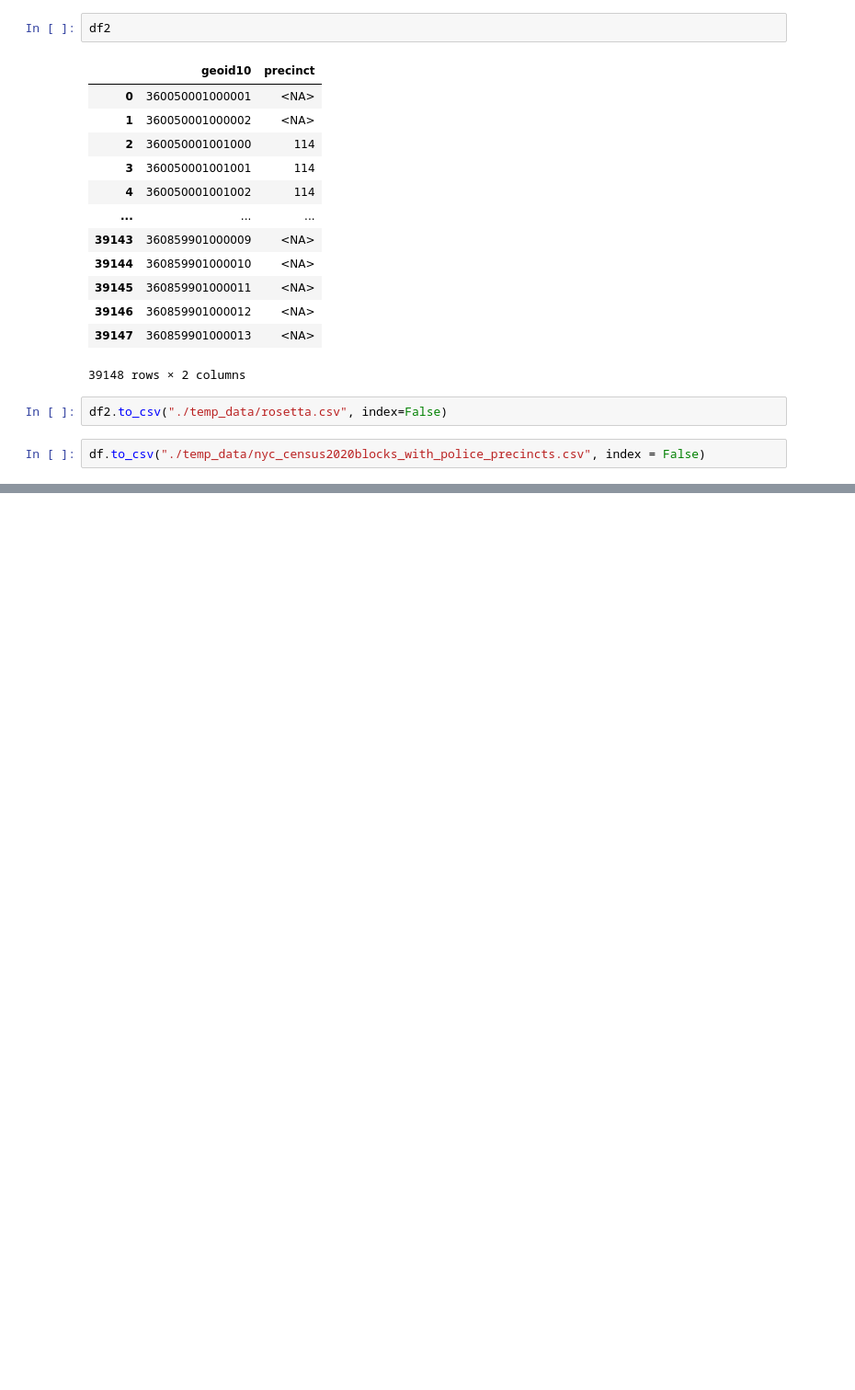
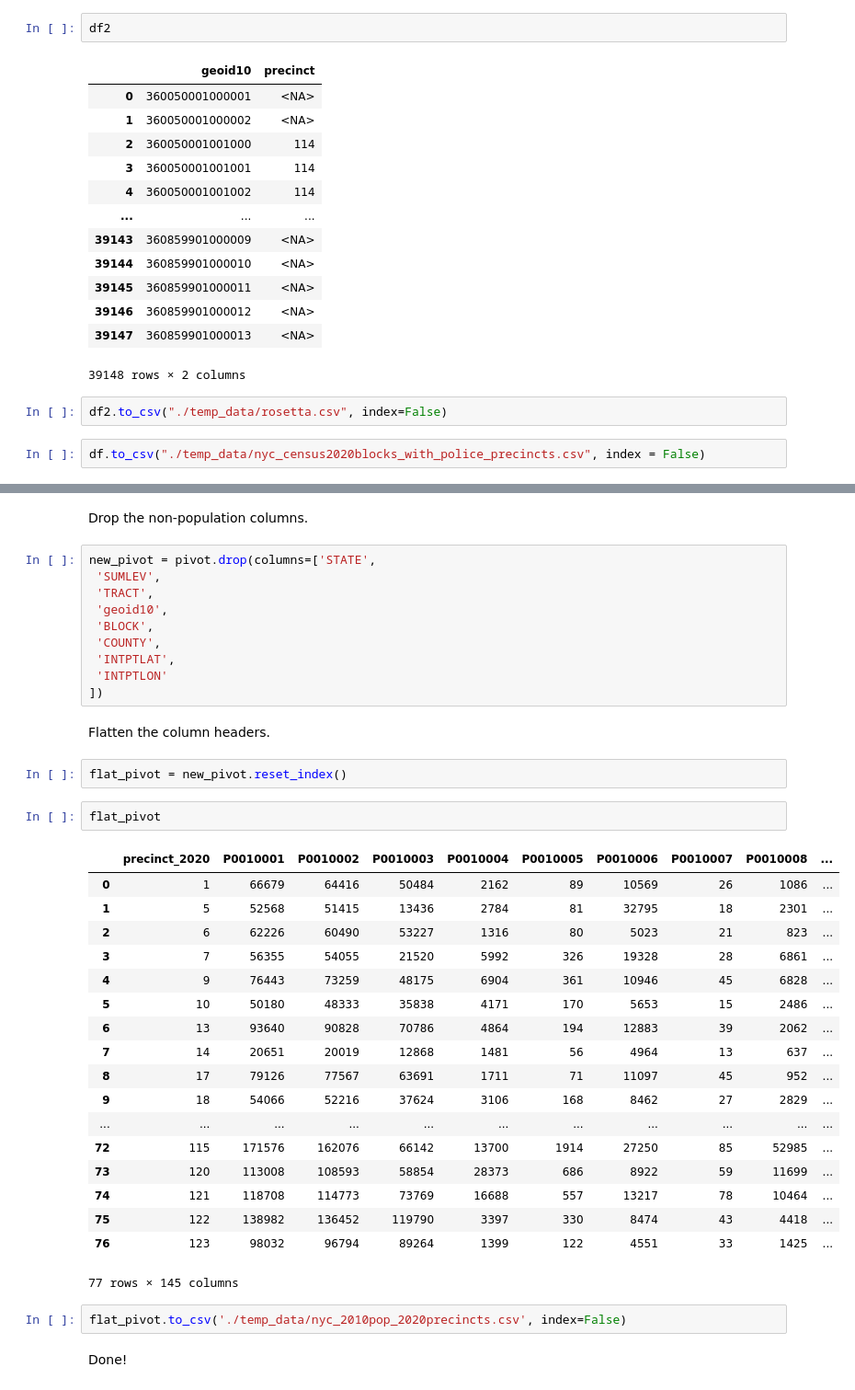
Before and after one commit to jkeefe/census-by-precincts, a Jupyter notebook: notebooks/data_prep.ipynb, the cells around one changed output, grey strips where cells are left out. Shown: that part at 92% size. Cells and saved outputs as stored; diff of their text form; blank space fills up the shorter version.

```diff
--- a/notebooks/data_prep.ipynb
+++ b/notebooks/data_prep.ipynb
@@ -130,0 +558,41 @@ df.to_csv("./temp_data/nyc_census2020blocks_with_police_precincts.csv", index =
+# %% [markdown]
+Drop the non-population columns.
+# %%
+new_pivot = pivot.drop(columns=['STATE',
+ 'SUMLEV',
+ 'TRACT',
+ 'geoid10',
+ 'BLOCK',
+ 'COUNTY',
+ 'INTPTLAT',
+ 'INTPTLON'
+])
+# %% [markdown]
+Flatten the column headers.
+# %%
+flat_pivot = new_pivot.reset_index()
+# %%
+flat_pivot
+# %% [output]
+|  | precinct_2020 | P0010001 | P0010002 | P0010003 | P0010004 | P0010005 | P0010006 | P0010007 | P0010008 | ... |
+| 0 | 1 | 66679 | 64416 | 50484 | 2162 | 89 | 10569 | 26 | 1086 | ... |
+| 1 | 5 | 52568 | 51415 | 13436 | 2784 | 81 | 32795 | 18 | 2301 | ... |
+| 2 | 6 | 62226 | 60490 | 53227 | 1316 | 80 | 5023 | 21 | 823 | ... |
+| 3 | 7 | 56355 | 54055 | 21520 | 5992 | 326 | 19328 | 28 | 6861 | ... |
+| 4 | 9 | 76443 | 73259 | 48175 | 6904 | 361 | 10946 | 45 | 6828 | ... |
+| 5 | 10 | 50180 | 48333 | 35838 | 4171 | 170 | 5653 | 15 | 2486 | ... |
+| 6 | 13 | 93640 | 90828 | 70786 | 4864 | 194 | 12883 | 39 | 2062 | ... |
+| 7 | 14 | 20651 | 20019 | 12868 | 1481 | 56 | 4964 | 13 | 637 | ... |
+| 8 | 17 | 79126 | 77567 | 63691 | 1711 | 71 | 11097 | 45 | 952 | ... |
+| 9 | 18 | 54066 | 52216 | 37624 | 3106 | 168 | 8462 | 27 | 2829 | ... |
+| ... | ... | ... | ... | ... | ... | ... | ... | ... | ... | ... |
+| 72 | 115 | 171576 | 162076 | 66142 | 13700 | 1914 | 27250 | 85 | 52985 | ... |
+| 73 | 120 | 113008 | 108593 | 58854 | 28373 | 686 | 8922 | 59 | 11699 | ... |
+| 74 | 121 | 118708 | 114773 | 73769 | 16688 | 557 | 13217 | 78 | 10464 | ... |
+| 75 | 122 | 138982 | 136452 | 119790 | 3397 | 330 | 8474 | 43 | 4418 | ... |
+| 76 | 123 | 98032 | 96794 | 89264 | 1399 | 122 | 4551 | 33 | 1425 | ... |
+77 rows × 145 columns
+# %%
+flat_pivot.to_csv('./temp_data/nyc_2010pop_2020precincts.csv', index=False)
+# %% [markdown]
+Done!
```
Also changed, not shown: parts of 71 cells of this notebook.
